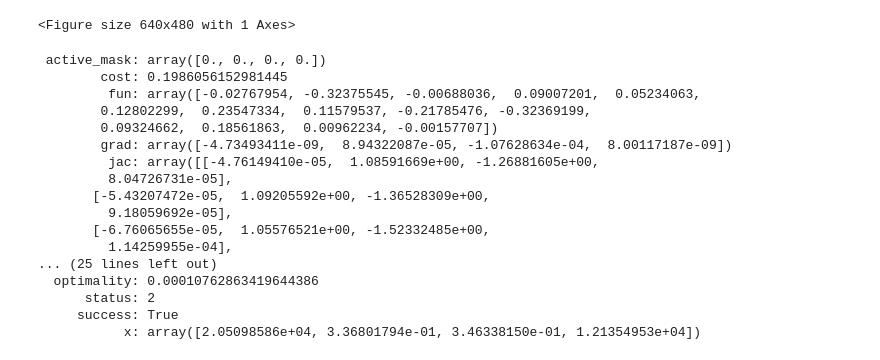
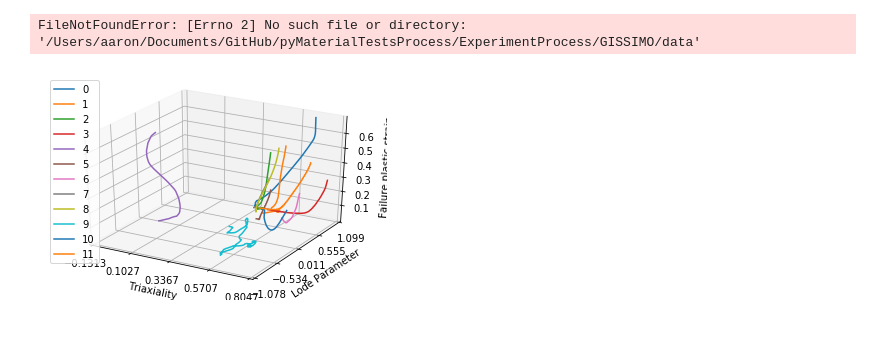
Before and after one commit to AaronGe88inTHU/pyMaterialTestsProcess, a Jupyter notebook: ExperimentProcess/GISSIMO/MMM.ipynb, the cells around one changed output. Drawn from its saved outputs; the diff is of its cells as text; code cells hidden in the pictures; blank space fills up the shorter version.

```diff
--- a/ExperimentProcess/GISSIMO/MMM.ipynb
+++ b/ExperimentProcess/GISSIMO/MMM.ipynb
@@ -38,6 +46,10 @@ def preProcess(cwd):
             dff = pd.DataFrame(data, columns=['TIME', 'EPS', 'LP', 'TRI'])
             dff.to_excel(clearedData, sheet_name=os.path.splitext(f)[0])
     clearedData.save()
+# %%
+preProcess('/Users/aaron/Documents/GitHub/pyMaterialTestsProcess/ExperimentProcess/GISSIMO/data')
+# %% [output]
+FileNotFoundError: [Errno 2] No such file or directory: '/Users/aaron/Documents/GitHub/pyMaterialTestsProcess/ExperimentProcess/GISSIMO/data'
 # %%
 def readXlsx(fileName):
     """
@@ -70,23 +80,33 @@ tests = readXlsx('clearedData.xlsx')
 # %%
+tests = readXlsx('clearedData.xlsx')
+
 import matplotlib.pyplot as plt
 from matplotlib import ticker, cm
 from mpl_toolkits.mplot3d import Axes3D
 from matplotlib.ticker import LinearLocator, FormatStrFormatter
 
 fig = plt.figure()
 
 ax = fig.gca(projection='3d')
+plots = []
+labels = []
+ii = 0
 for test in tests:
     xx, yy, zz = test[:, 0], test[:, 1], test[:, 2]
-    ax.plot(xx, yy, zz)#, cmap=cm.coolwarm,linewidth=0, antialiased=False)
-    ax.xaxis.set_major_locator(LinearLocator(5))
-    ax.yaxis.set_major_locator(LinearLocator(5))
-    ax.set_xlabel('Triaxiality')
-    ax.set_ylabel('Lode Parameter')
-    ax.set_zlabel('Failure plastic strain')
+    pl = ax.plot(xx, yy, zz, label=str(ii))#, cmap=cm.coolwarm,linewidth=0, antialiased=False)
+    plots.append(pl)
+    labels.append(str(ii))
+    ii = ii + 1
+
+ax.legend()#
+ax.xaxis.set_major_locator(LinearLocator(5))
+ax.yaxis.set_major_locator(LinearLocator(5))
+ax.set_xlabel('Triaxiality')
+ax.set_ylabel('Lode Parameter')
+ax.set_zlabel('Failure plastic strain')
 
 plt.show()
 # %% [output]
-<Figure size 640x480 with 1 Axes>
+[figure, added]
 # %%
 from scipy import integrate
@@ -198,24 +227,3 @@ def fitDamageAcc(tests, res0):
     #indicators = testResults(tests, (96.68, 0.02772, res[0][0], res[0][1]))
     #Aprint(func((996.68, 0.02772,res[0][0], res[0][1]), tests))
     return res
-# %%
-resUsingFractureStrain = fitModelUsingFractureStrain(tests)
-resUsingFractureStrain
-# %% [output]
- active_mask: array([0., 0., 0., 0.])
-        cost: 0.1986056152981445
-         fun: array([-0.02767954, -0.32375545, -0.00688036,  0.09007201,  0.05234063,
-        0.12802299,  0.23547334,  0.11579537, -0.21785476, -0.32369199,
-        0.09324662,  0.18561863,  0.00962234, -0.00157707])
-        grad: array([-4.73493411e-09,  8.94322087e-05, -1.07628634e-04,  8.00117187e-09])
-         jac: array([[-4.76149410e-05,  1.08591669e+00, -1.26881605e+00,
-         8.04726731e-05],
-       [-5.43207472e-05,  1.09205592e+00, -1.36528309e+00,
-         9.18059692e-05],
-       [-6.76065655e-05,  1.05576521e+00, -1.52332485e+00,
-         1.14259955e-04],
-... (25 lines left out)
-  optimality: 0.00010762863419644386
-      status: 2
-     success: True
-           x: array([2.05098586e+04, 3.36801794e-01, 3.46338150e-01, 1.21354953e+04])
```
Also changed, not shown: parts of 11 cells of this notebook, 12 other files.
